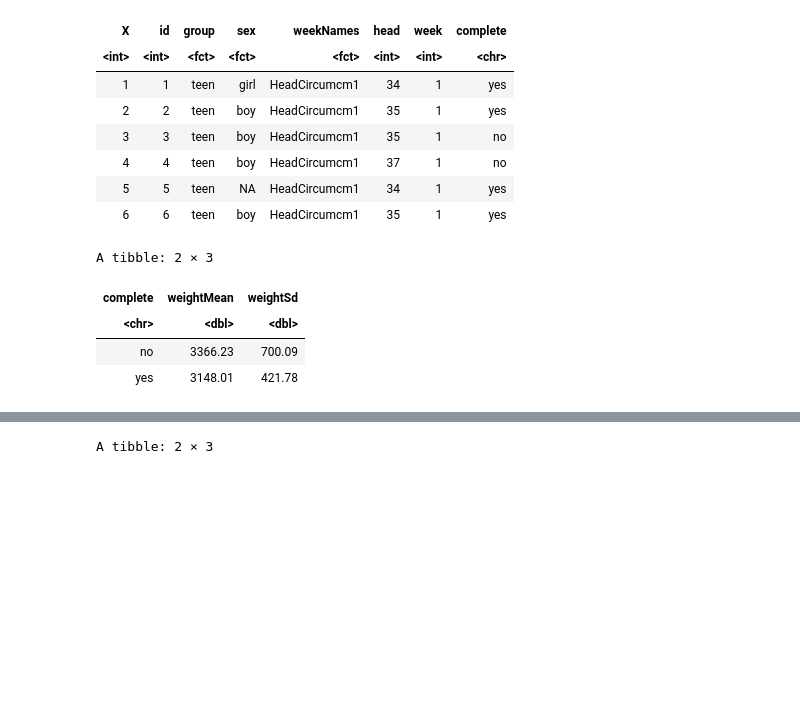
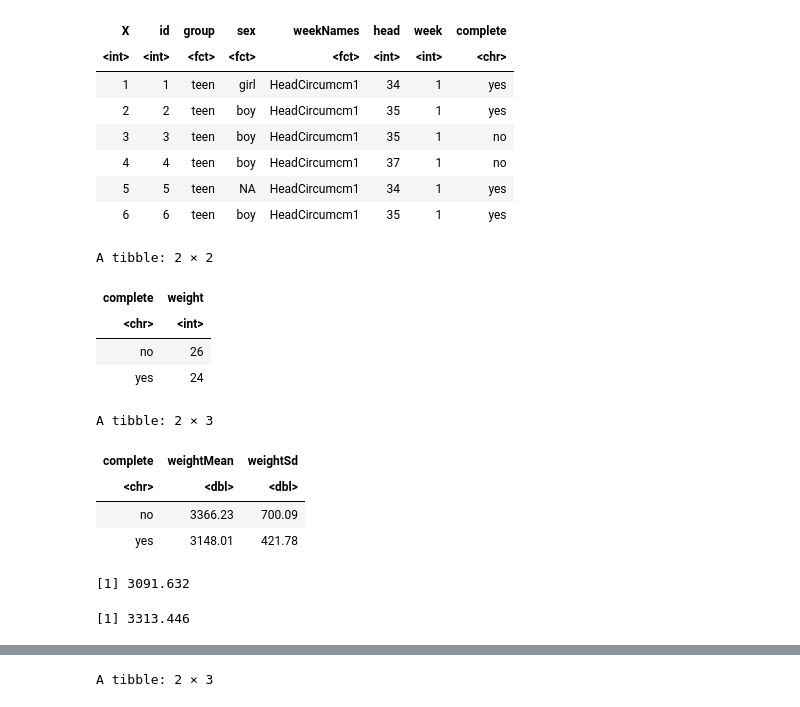
Before and after one commit to notblank/AA-leche-humana, a Jupyter notebook: Missing at random.ipynb, the cells around one changed output, grey strips where cells are left out. Drawn from its saved outputs; the diff is of its cells as text; code cells hidden in the pictures; blank space fills up the shorter version.

```diff
--- a/Missing at random.ipynb
+++ b/Missing at random.ipynb
@@ -247,13 +240,27 @@ A data.frame: 6 × 8
 | 4 | 4 | teen | boy | HeadCircumcm1 | 37 | 1 | no |
 | 5 | 5 | teen | NA | HeadCircumcm1 | 34 | 1 | yes |
 | 6 | 6 | teen | boy | HeadCircumcm1 | 35 | 1 | yes |
+# %%
+weightLongComplete %>% filter(!is.na(sex), week == 1) %>% group_by(complete) %>%
+    summarise(weight = sum(!is.na(weight)))
+# %% [output]
+A tibble: 2 × 2
+| complete | weight |
+| <chr> | <int> |
+| no | 26 |
+| yes | 24 |
 # %%
 weightLongComplete %>% filter(!is.na(sex), week == 1) %>% group_by(complete) %>%
                     summarise(weightMean = round(mean(weight, na.rm = T), 2),
                               weightSd = round(sd(weight, na.rm = T), 2))
+
+3366.23 - 2 * 700.09/sqrt(26)
+3148.01 + 2 * 421.78/sqrt(26)
 # %% [output]
 A tibble: 2 × 3
 | complete | weightMean | weightSd |
 | <chr> | <dbl> | <dbl> |
 | no | 3366.23 | 700.09 |
 | yes | 3148.01 | 421.78 |
+[1] 3091.632
+[1] 3313.446
```
Also changed, not shown: parts of 9 cells of this notebook.
